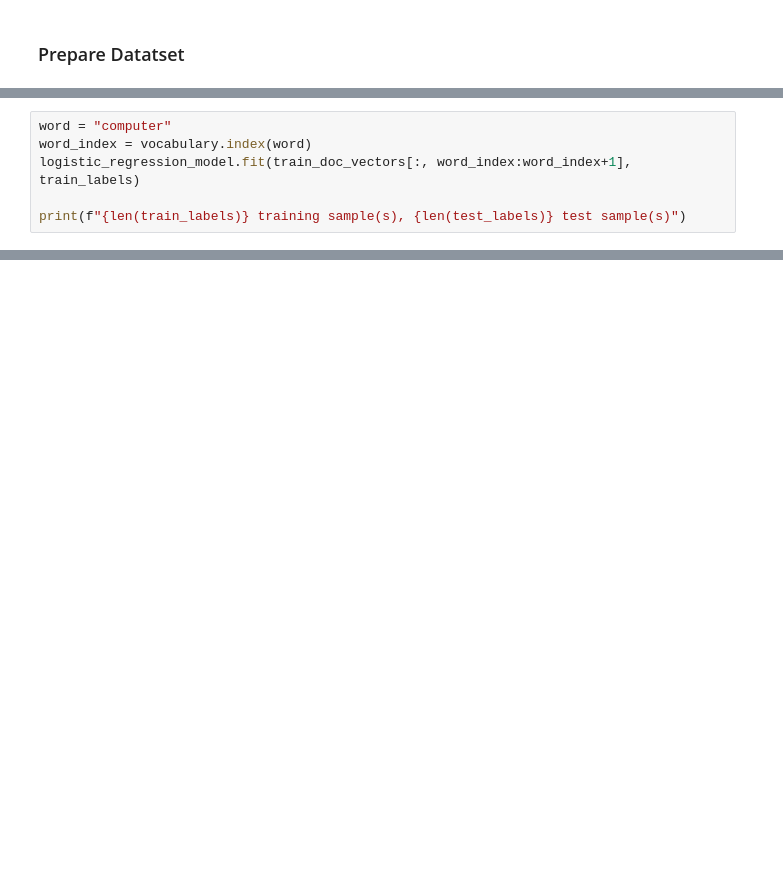
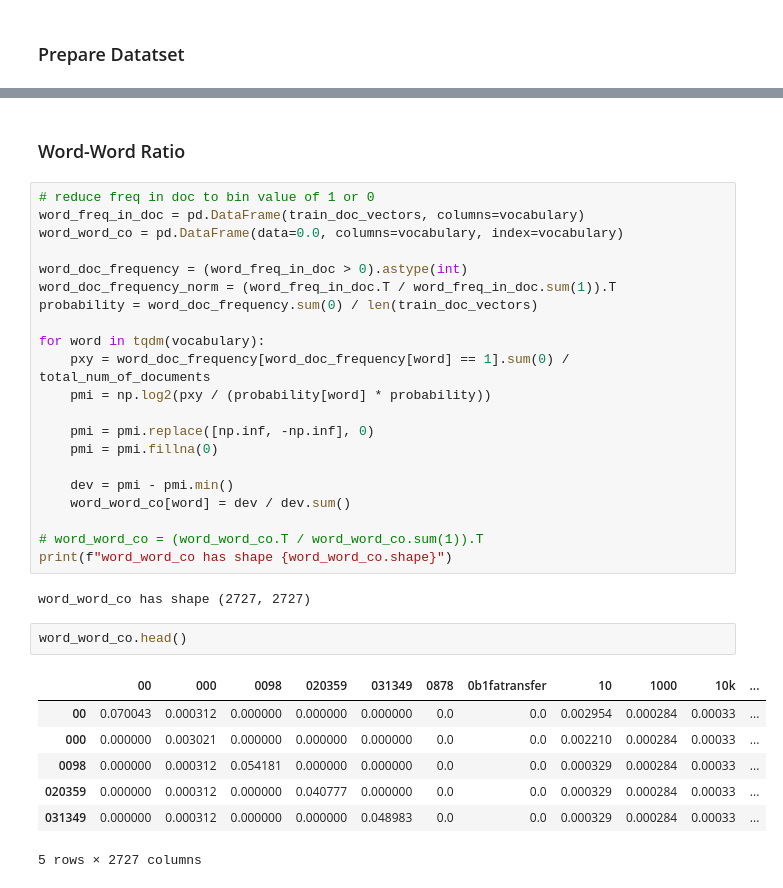
Before and after one commit to iamr0b0tx/topic_modeler, a Jupyter notebook: topic_modeler.ipynb, the cells around one changed output, grey strips where cells are left out. Drawn from its saved outputs; the diff is of its cells as text; blank space fills up the shorter version.

```diff
--- a/topic_modeler.ipynb
+++ b/topic_modeler.ipynb
@@ -314,6 +100,0 @@ logistic_regression_model = SVC(kernel='linear', gamma='auto')
-# %%
-word = "computer"
-word_index = vocabulary.index(word)
-logistic_regression_model.fit(train_doc_vectors[:, word_index:word_index+1], train_labels)
-
-print(f"{len(train_labels)} training sample(s), {len(test_labels)} test sample(s)")
@@ -444,0 +109,35 @@ label_classes
+# %% [markdown]
+### Word-Word Ratio
+# %%
+# reduce freq in doc to bin value of 1 or 0
+word_freq_in_doc = pd.DataFrame(train_doc_vectors, columns=vocabulary)
+word_word_co = pd.DataFrame(data=0.0, columns=vocabulary, index=vocabulary)
+
+word_doc_frequency = (word_freq_in_doc > 0).astype(int)
+word_doc_frequency_norm = (word_freq_in_doc.T / word_freq_in_doc.sum(1)).T
+probability = word_doc_frequency.sum(0) / len(train_doc_vectors)
+
+for word in tqdm(vocabulary):
+    pxy = word_doc_frequency[word_doc_frequency[word] == 1].sum(0) / total_num_of_documents
+    pmi = np.log2(pxy / (probability[word] * probability))
+
+    pmi = pmi.replace([np.inf, -np.inf], 0)
+    pmi = pmi.fillna(0)
+
+    dev = pmi - pmi.min()
+    word_word_co[word] = dev / dev.sum()
+
+# word_word_co = (word_word_co.T / word_word_co.sum(1)).T
+print(f"word_word_co has shape {word_word_co.shape}")
+# %% [output]
+word_word_co has shape (2727, 2727)
+# %%
+word_word_co.head()
+# %% [output]
+|  | 00 | 000 | 0098 | 020359 | 031349 | 0878 | 0b1fatransfer | 10 | 1000 | 10k | ... |
+| 00 | 0.070043 | 0.000312 | 0.000000 | 0.000000 | 0.000000 | 0.0 | 0.0 | 0.002954 | 0.000284 | 0.00033 | ... |
+| 000 | 0.000000 | 0.003021 | 0.000000 | 0.000000 | 0.000000 | 0.0 | 0.0 | 0.002210 | 0.000284 | 0.00033 | ... |
+| 0098 | 0.000000 | 0.000312 | 0.054181 | 0.000000 | 0.000000 | 0.0 | 0.0 | 0.000329 | 0.000284 | 0.00033 | ... |
+| 020359 | 0.000000 | 0.000312 | 0.000000 | 0.040777 | 0.000000 | 0.0 | 0.0 | 0.000329 | 0.000284 | 0.00033 | ... |
+| 031349 | 0.000000 | 0.000312 | 0.000000 | 0.000000 | 0.048983 | 0.0 | 0.0 | 0.000329 | 0.000284 | 0.00033 | ... |
+5 rows × 2727 columns
```
Also changed, not shown: parts of 84 cells of this notebook, 17 other files.
